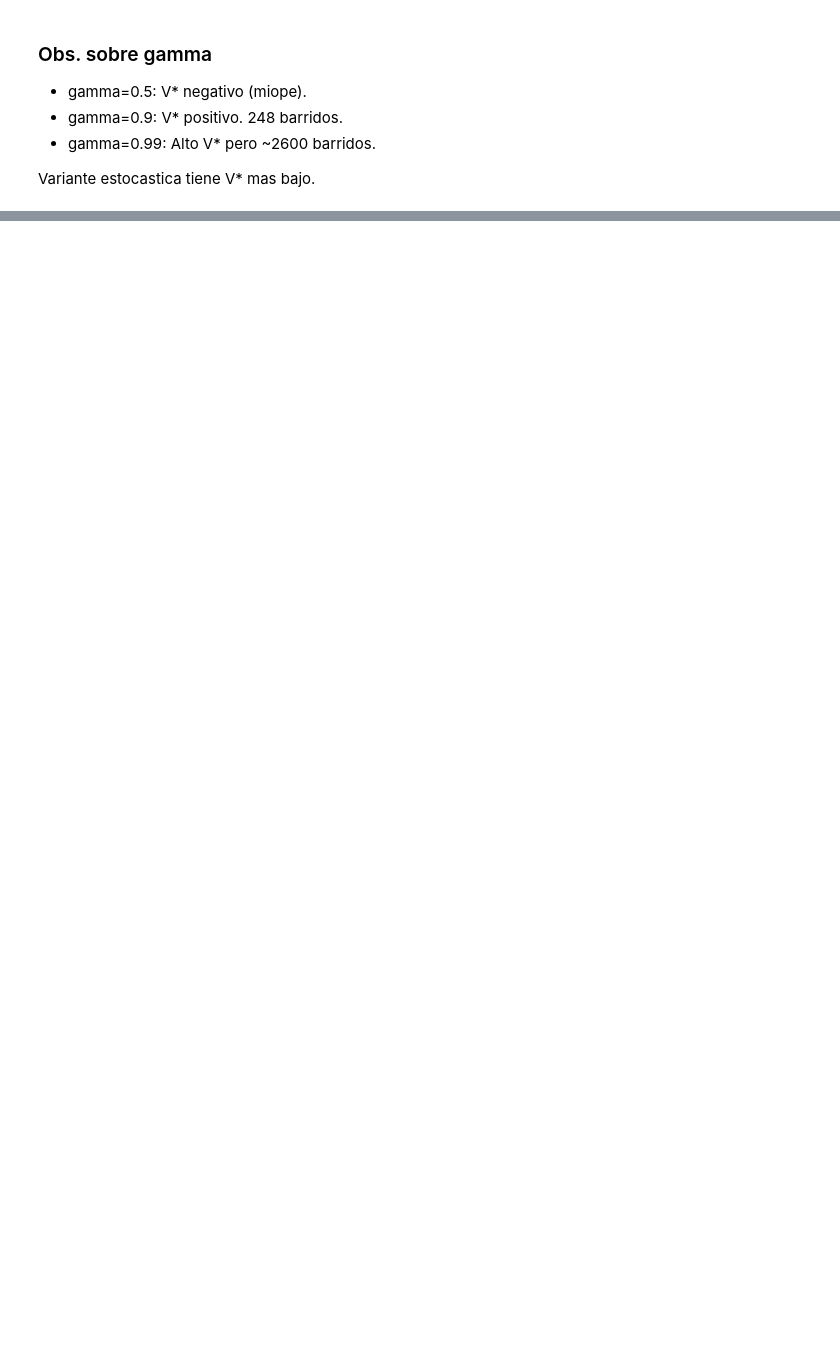
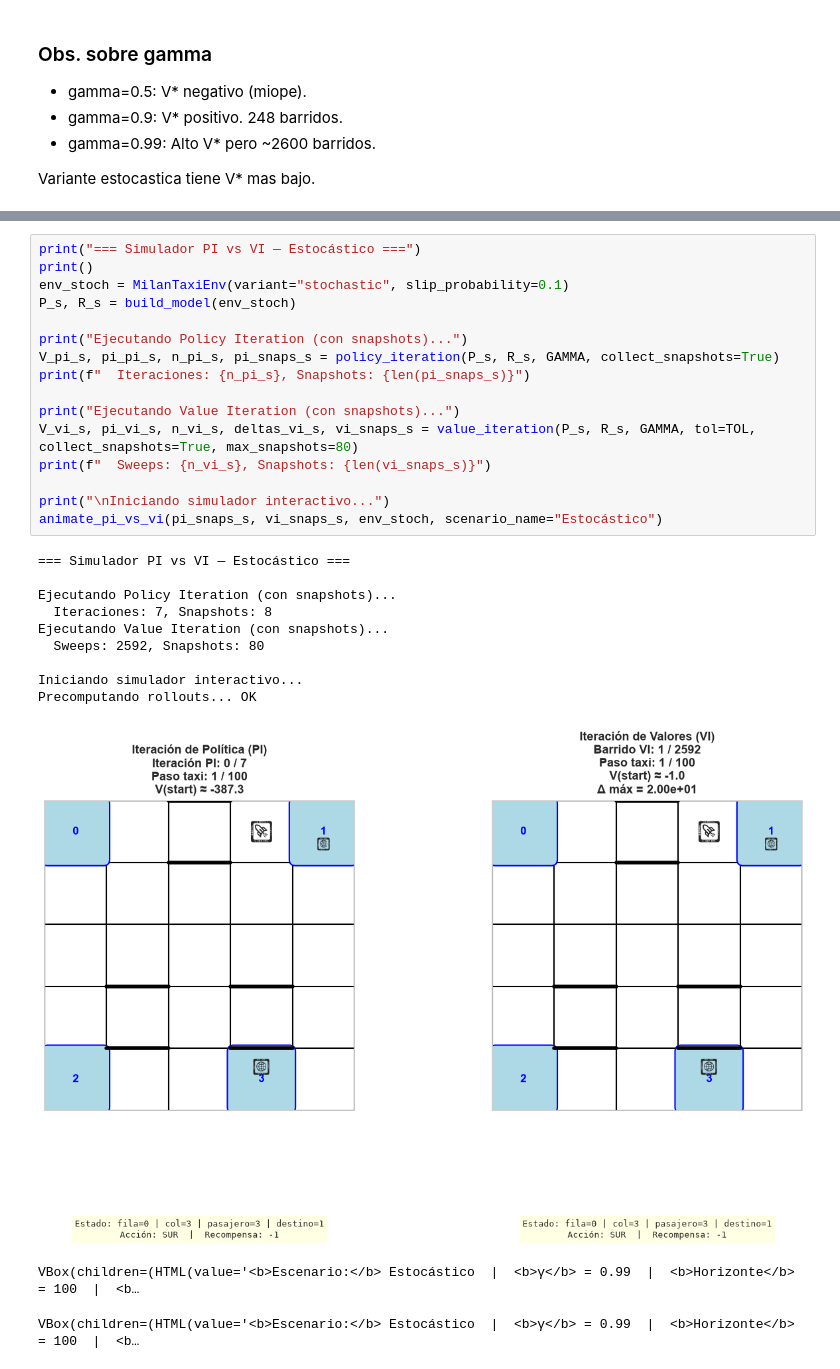
Before and after one commit to FREDYASARMIENTOT/reforcingLearningNotebooks, a Jupyter notebook: notebooks/milan_taxi_es.ipynb, the cells around one changed output, grey strips where cells are left out. Cells and saved outputs as stored; diff of their text form; blank space fills up the shorter version.

```diff
--- a/notebooks/milan_taxi_es.ipynb
+++ b/notebooks/milan_taxi_es.ipynb
@@ -540,3 +409,32 @@ V* cae 2.6%, retorno empirico cae ~80%, politica conservadora.
+# %%
+print("=== Simulador PI vs VI — Estocástico ===")
+print()
+env_stoch = MilanTaxiEnv(variant="stochastic", slip_probability=0.1)
+P_s, R_s = build_model(env_stoch)
+
+print("Ejecutando Policy Iteration (con snapshots)...")
+V_pi_s, pi_pi_s, n_pi_s, pi_snaps_s = policy_iteration(P_s, R_s, GAMMA, collect_snapshots=True)
+print(f"  Iteraciones: {n_pi_s}, Snapshots: {len(pi_snaps_s)}")
+
+print("Ejecutando Value Iteration (con snapshots)...")
+V_vi_s, pi_vi_s, n_vi_s, deltas_vi_s, vi_snaps_s = value_iteration(P_s, R_s, GAMMA, tol=TOL, collect_snapshots=True, max_snapshots=80)
+print(f"  Sweeps: {n_vi_s}, Snapshots: {len(vi_snaps_s)}")
+
+print("\nIniciando simulador interactivo...")
+animate_pi_vs_vi(pi_snaps_s, vi_snaps_s, env_stoch, scenario_name="Estocástico")
+# %% [output]
+=== Simulador PI vs VI — Estocástico ===
+
+Ejecutando Policy Iteration (con snapshots)...
+  Iteraciones: 7, Snapshots: 8
+Ejecutando Value Iteration (con snapshots)...
+  Sweeps: 2592, Snapshots: 80
+
+Iniciando simulador interactivo...
+Precomputando rollouts... OK
+[figure, added]
+VBox(children=(HTML(value='<b>Escenario:</b> Estocástico  |  <b>γ</b> = 0.99  |  <b>Horizonte</b> = 100  |  <b…
+VBox(children=(HTML(value='<b>Escenario:</b> Estocástico  |  <b>γ</b> = 0.99  |  <b>Horizonte</b> = 100  |  <b…
 # %%
 print("="*60)
 print("EJECUCION DEL NOTEBOOK COMPLETADA")
```
Also changed, not shown: parts of 29 cells of this notebook, 9 other files.
